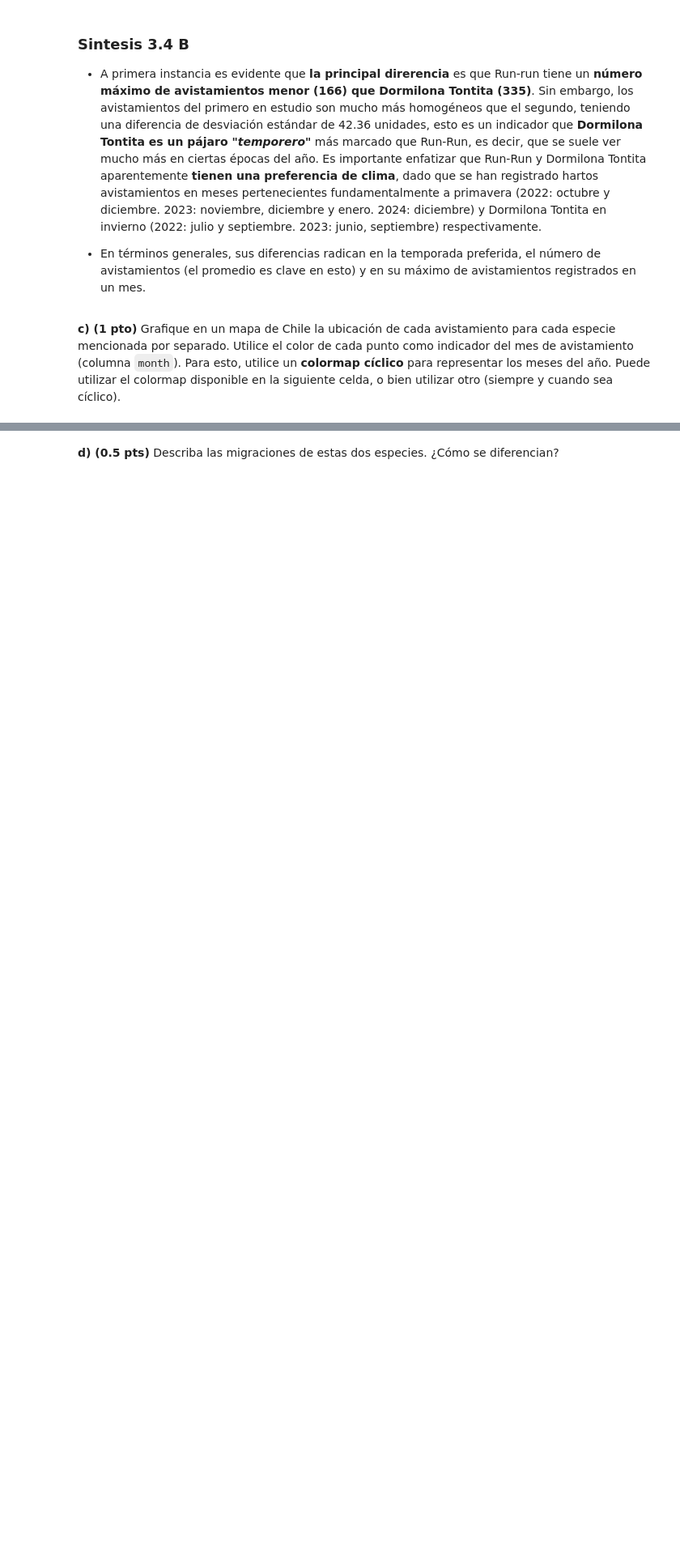
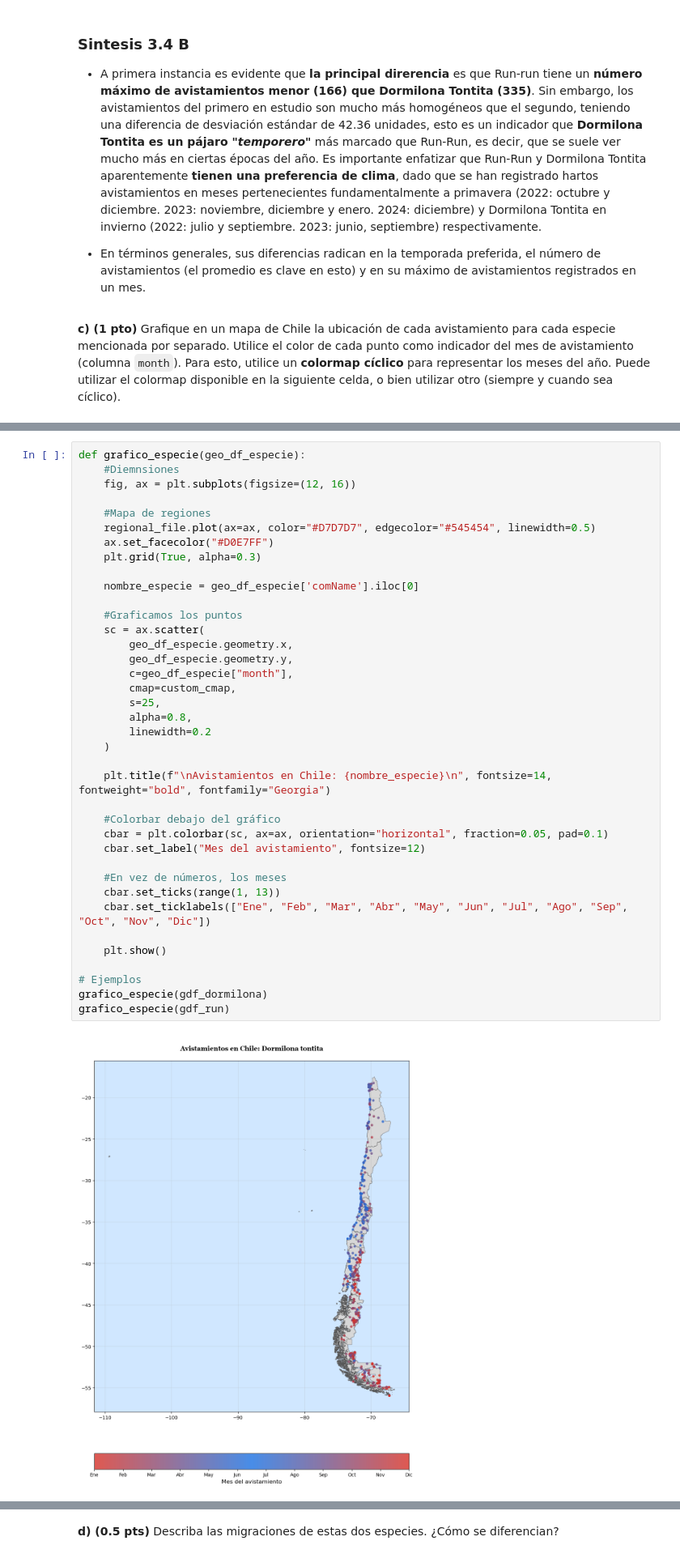
Before and after one commit to BenjaCidR/IMT2200-BENJAMIN-CID, a Jupyter notebook: Tareas/tarea 02/IMT2200-25s2 - Tarea 02.ipynb, the cells around one changed output, grey strips where cells are left out. Shown: that part at 81% size. Drawn from its saved outputs; the diff is of its cells as text; blank space fills up the shorter version.

```diff
--- a/Tareas/tarea 02/IMT2200-25s2 - Tarea 02.ipynb
+++ b/Tareas/tarea 02/IMT2200-25s2 - Tarea 02.ipynb
@@ -622,0 +595,40 @@ plt.grid(True, color="#95C1F1")
+# %%
+def grafico_especie(geo_df_especie):
+    #Diemnsiones
+    fig, ax = plt.subplots(figsize=(12, 16))
+
+    #Mapa de regiones
+    regional_file.plot(ax=ax, color="#D7D7D7", edgecolor="#545454", linewidth=0.5)
+    ax.set_facecolor("#D0E7FF")
+    plt.grid(True, alpha=0.3)
+
+    nombre_especie = geo_df_especie['comName'].iloc[0]
+
+    #Graficamos los puntos
+    sc = ax.scatter(
+        geo_df_especie.geometry.x,
+        geo_df_especie.geometry.y,
+        c=geo_df_especie["month"],
+        cmap=custom_cmap,
+        s=25,
+        alpha=0.8,
+        linewidth=0.2
+    )
+
+    plt.title(f"\nAvistamientos en Chile: {nombre_especie}\n", fontsize=14, fontweight="bold", fontfamily="Georgia")
+
+    #Colorbar debajo del gráfico
+    cbar = plt.colorbar(sc, ax=ax, orientation="horizontal", fraction=0.05, pad=0.1)
+    cbar.set_label("Mes del avistamiento", fontsize=12)
+
+    #En vez de números, los meses
+    cbar.set_ticks(range(1, 13))
+    cbar.set_ticklabels(["Ene", "Feb", "Mar", "Abr", "May", "Jun", "Jul", "Ago", "Sep", "Oct", "Nov", "Dic"])
+
+    plt.show()
+
+# Ejemplos
+grafico_especie(gdf_dormilona)
+grafico_especie(gdf_run)
+# %% [output]
+[figure, added]
```
Also changed, not shown: parts of 6 cells of this notebook, 3 other files.
